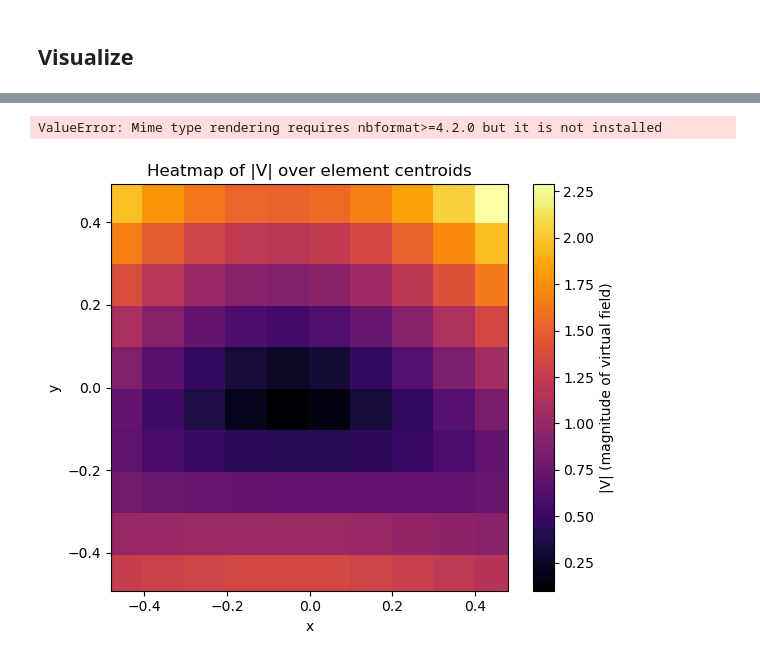
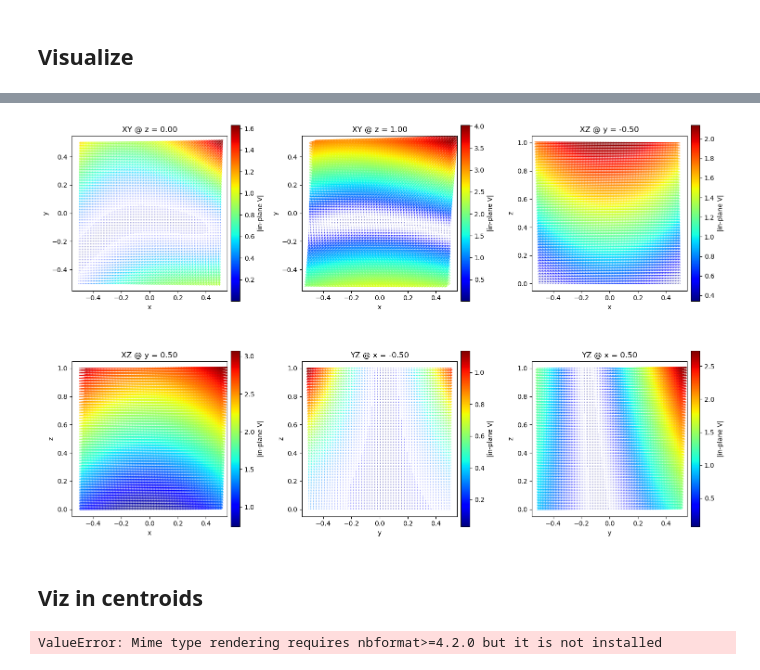
Before and after one commit to grodrguez3/EUCLID-hyperelasticity-NN, a Jupyter notebook: my_drivers/Taylor_expansions.ipynb, the cells around one changed output, grey strips where cells are left out. Drawn from its saved outputs; the diff is of its cells as text; code cells hidden in the pictures.

```diff
--- a/my_drivers/Taylor_expansions.ipynb
+++ b/my_drivers/Taylor_expansions.ipynb
@@ -675,2 +570,10 @@ plt.show()
+# %%
+# If Quiver wanted
+fig, axes = plot_cube_face_quivers(X, Y, Z, Vx, Vy, Vz, scale=50, width=0.003, cmap='jet')
+plt.show()
+# %% [output]
+[figure, added]
+# %% [markdown]
+## Viz in centroids
 # %%
 import plotly.graph_objects as go
@@ -716,43 +626,3 @@ fig.update_layout(
 fig.show()
 # %% [output]
 ValueError: Mime type rendering requires nbformat>=4.2.0 but it is not installed
-# %%
-import torch
-import numpy as np
-import matplotlib.pyplot as plt
-
-# ── (Assume these are already in your workspace) ──
-# centroids:  (Nelements, 3) torch.Tensor [x_i, y_i, z_i]
-# VF:         (Nelements, 3) torch.Tensor [Vx_i, Vy_i, Vz_i]
-
-# 1) Convert to NumPy (if they’re still PyTorch tensors)
-centroids_np = centroids_tensor[pressure_element_IDs_final,:,2].detach().cpu().numpy()  # (Nelements, 3)
-VF_np        = VF[pressure_element_IDs_final,:].detach().cpu().numpy()         # (Nelements, 3)
-
-# 2) Extract x, y, and compute magnitude
-x = centroids_np[:, 0]      # (Nelements,)
-y = centroids_np[:, 1]      # (Nelements,)
-
-# magnitude of the 3‐D virtual field vector at each centroid:
-mag = np.sqrt((VF_np**2).sum(axis=1))  # (Nelements,)
-
-# 3) Make a scatter “heatmap” on the xy‐plane, colored by |V|
-plt.figure(figsize=(6,5))
-sc = plt.scatter(
-    x,
-    y,
-    c=mag,
-    cmap="inferno",     # you can choose "viridis", "plasma", etc.
-    s=1000,               # marker size: tweak if too big/small
-    marker="s",         # square markers often look more heatmap‐like
-    edgecolors="none"
-)
-plt.colorbar(sc, label="|V| (magnitude of virtual field)")
-plt.xlabel("x")
-plt.ylabel("y")
-plt.title("Heatmap of |V| over element centroids")
-plt.axis("equal")       # ensures x- and y-scales match
-plt.tight_layout()
-plt.show()
-# %% [output]
-[figure, removed]
```
Also changed, not shown: parts of 40 cells of this notebook, 4 other files.
